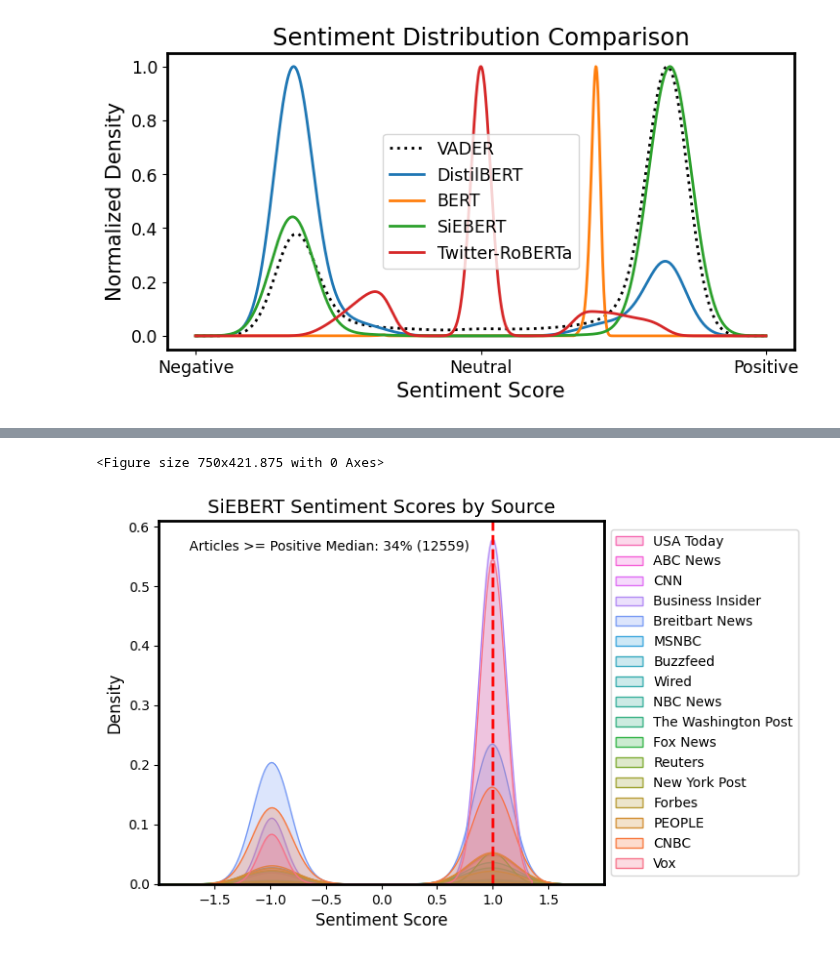
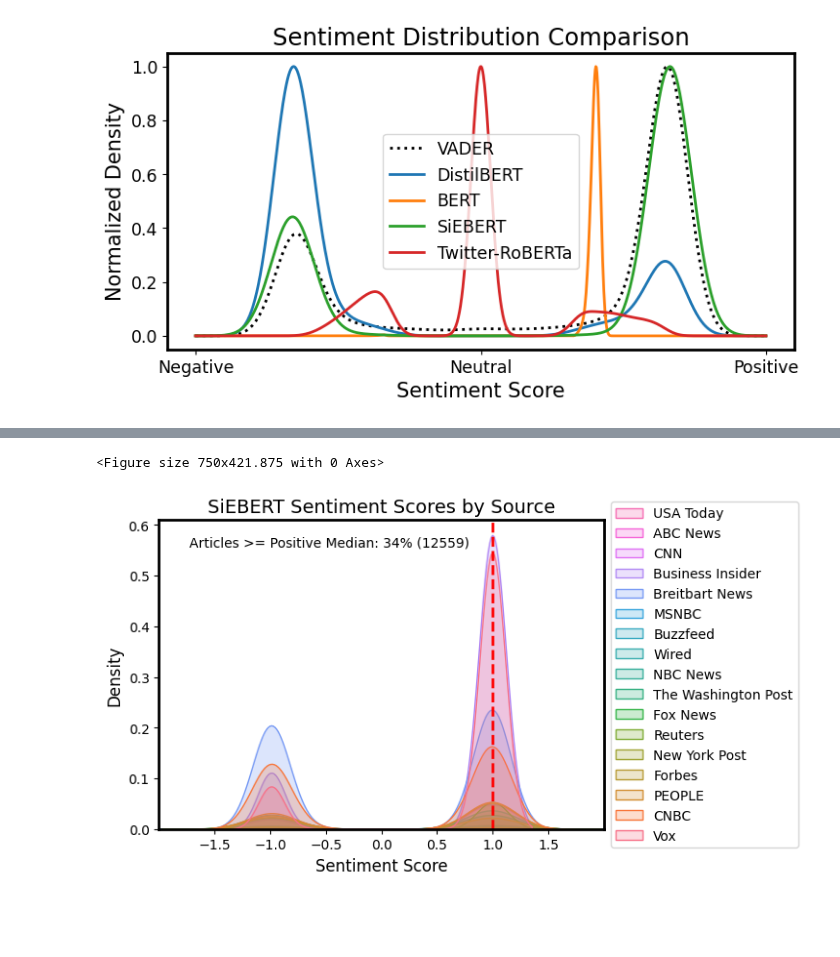
Before and after one commit to ads-capstone-su23/599_team_project, a Jupyter notebook: deliverables/ADS509_Team9_Capstone_09_Modeling_SA_Eval_Final.ipynb, the cells around one changed output, grey strips where cells are left out. Cells and saved outputs as stored; diff of their text form; code cells hidden in the pictures; blank space fills up the shorter version.

Commit message:
Update model eval graphic

```diff
--- a/deliverables/ADS509_Team9_Capstone_09_Modeling_SA_Eval_Final.ipynb
+++ b/deliverables/ADS509_Team9_Capstone_09_Modeling_SA_Eval_Final.ipynb
@@ -132,32 +132,33 @@ news_05_df[:10][['title', 'sentiment_roberta_cat'] + list(models.keys())]
 
 # Calc articles that fit in the top 50% of positives
 median_positive = news_05_df[news_05_df['sentiment_roberta_cat'] ==
                              'positive']['sentiment_roberta'].quantile(0.5)
 count_positive = len(news_05_df[(news_05_df['sentiment_roberta_cat'] == 'positive')
                                 & (news_05_df['sentiment_roberta'] >= median_positive)])
 percentage_positive = (count_positive / len(news_05_df)) * 100
 
 # Plot RoBERTa sentiment distribution, with positive highlights (for web solution+)
-plt.figure(figsize=(7.5, 8.5 / (16 / 9)))
+plt.figure()
+#plt.figure(figsize=(7.5, 8.5 / (16 / 9)))
 sns.kdeplot(data=news_05_df, x='sentiment_roberta', hue='source_name', fill=True)
 
 # Show median line and top article proportion
 plt.axvline(median_positive, color='r', linestyle='--')
 plt.text(median_positive-0.3, 0.95,
         'Articles >= Positive Median: {:.0f}% ({})'.format(percentage_positive, count_positive),
          horizontalalignment='right', verticalalignment='top', transform=plt.gca().transAxes)
 
 # . . . and complete chart
 plt.xlim(min_sentiment - 0.5, max_sentiment + 0.5)
 
 plt.title('SiEBERT Sentiment Scores by Source')
 plt.xlabel('Sentiment Score')
 plt.ylabel('Density')
 
 plt.legend(labels=news_05_df['source_name'].unique(), loc='center left', bbox_to_anchor=(1, 0.5))
 
 plt.tight_layout()
 plt.show()
 # %% [output]
 <Figure size 750x421.875 with 0 Axes>
-[figure, old version]
+[figure, new version]
```
Also changed, not shown: parts of 1 cell of this notebook.
